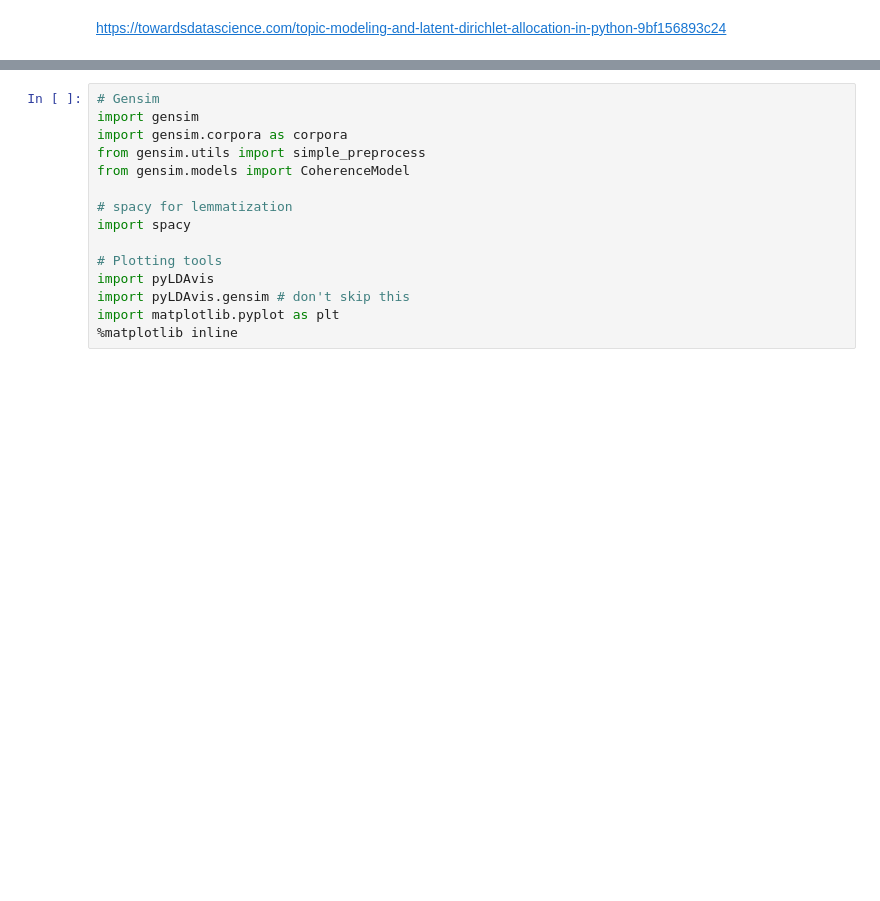
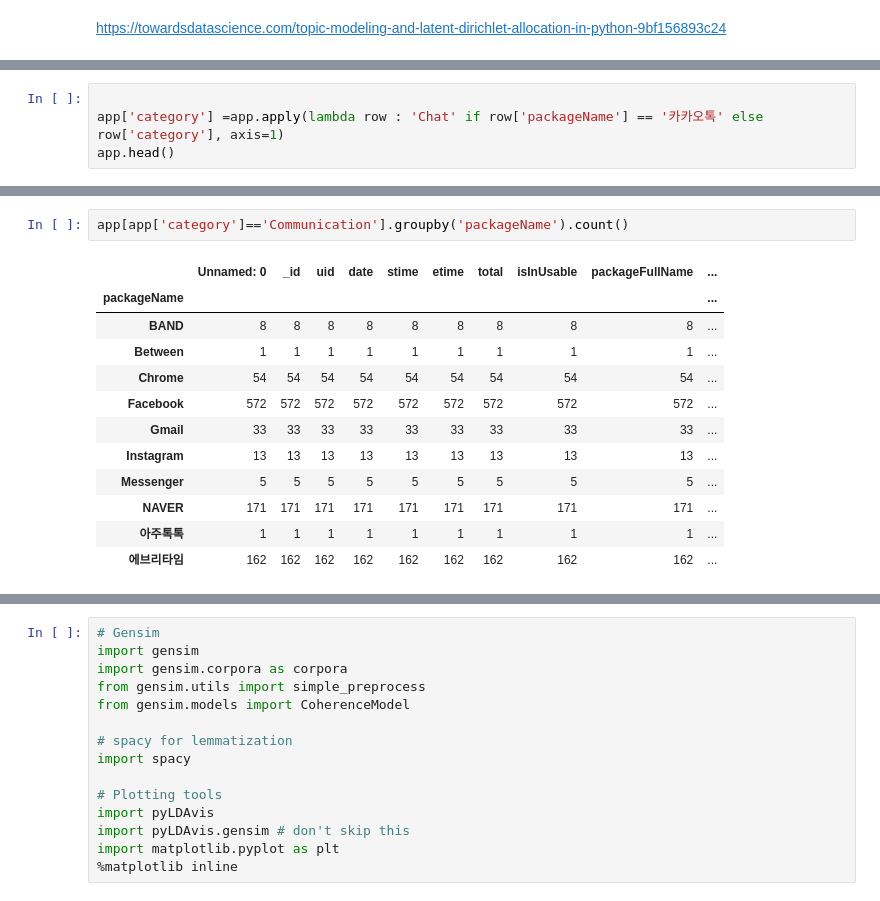
Before and after one commit to sy2399/Smartphone_Analysis, a Jupyter notebook: Code/02.Feature Extraction/LDA_TopicModeling.ipynb, the cells around one changed output, grey strips where cells are left out. Cells and saved outputs as stored; diff of their text form; blank space fills up the shorter version.

```diff
--- a/Code/02.Feature Extraction/LDA_TopicModeling.ipynb
+++ b/Code/02.Feature Extraction/LDA_TopicModeling.ipynb
@@ -287,0 +375,4 @@ print("첫번째 토픽의 단어 비중 : " , result[1][0])
+# %%
+
+app['category'] =app.apply(lambda row : 'Chat' if row['packageName'] == '카카오톡' else row['category'], axis=1)
+app.head()
@@ -287,0 +386,15 @@ print("첫번째 토픽의 단어 비중 : " , result[1][0])
+# %%
+app[app['category']=='Communication'].groupby('packageName').count()
+# %% [output]
+|  | Unnamed: 0 | _id | uid | date | stime | etime | total | isInUsable | packageFullName | ... |
+| packageName |  |  |  |  |  |  |  |  |  | ... |
+| BAND | 8 | 8 | 8 | 8 | 8 | 8 | 8 | 8 | 8 | ... |
+| Between | 1 | 1 | 1 | 1 | 1 | 1 | 1 | 1 | 1 | ... |
+| Chrome | 54 | 54 | 54 | 54 | 54 | 54 | 54 | 54 | 54 | ... |
+| Facebook | 572 | 572 | 572 | 572 | 572 | 572 | 572 | 572 | 572 | ... |
+| Gmail | 33 | 33 | 33 | 33 | 33 | 33 | 33 | 33 | 33 | ... |
+| Instagram | 13 | 13 | 13 | 13 | 13 | 13 | 13 | 13 | 13 | ... |
+| Messenger | 5 | 5 | 5 | 5 | 5 | 5 | 5 | 5 | 5 | ... |
+| NAVER | 171 | 171 | 171 | 171 | 171 | 171 | 171 | 171 | 171 | ... |
+| 아주톡톡 | 1 | 1 | 1 | 1 | 1 | 1 | 1 | 1 | 1 | ... |
+| 에브리타임 | 162 | 162 | 162 | 162 | 162 | 162 | 162 | 162 | 162 | ... |
```
Also changed, not shown: parts of 29 cells of this notebook, 4 other files.
